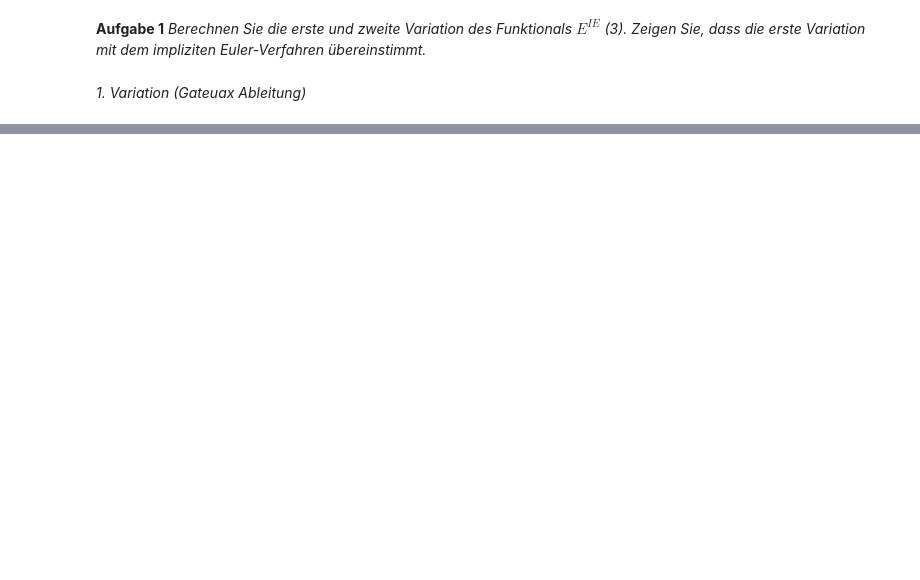
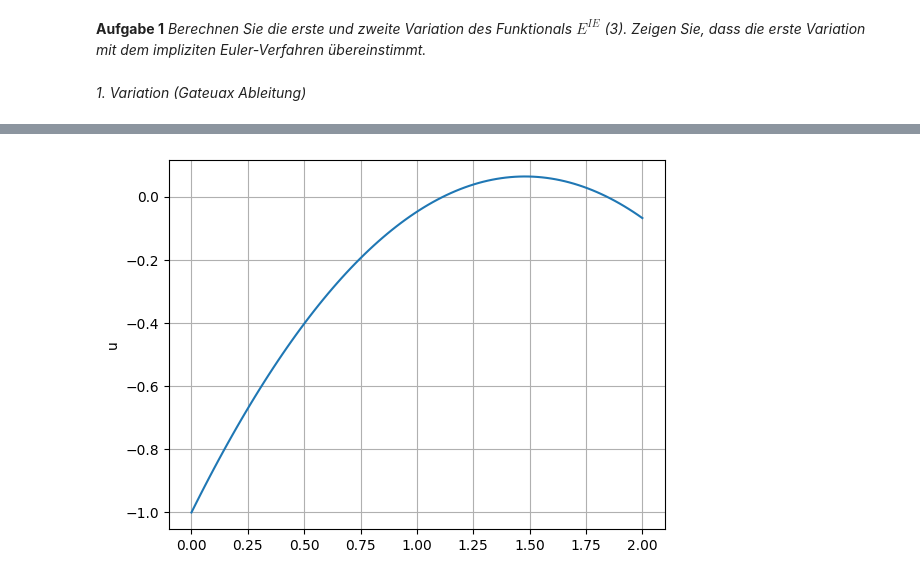
Before and after one commit to cyrilgabriele/HANA_Gruppe2, a Jupyter notebook: Notebooks/Aufgabe1.ipynb, the cells around one changed output, grey strips where cells are left out. Cells and saved outputs as stored; diff of their text form; code cells hidden in the pictures; blank space fills up the shorter version.

```diff
--- a/Notebooks/Aufgabe1.ipynb
+++ b/Notebooks/Aufgabe1.ipynb
@@ -71,0 +87,36 @@ a += Variation((eps/2*grad(u)*grad(u)
+# %%
+a.AssembleLinearization(gfu_n_minus_1.vec)
+
+u0 = CoefficientFunction([-1,0,1])  #TODO: set right Randbedingungen
+gfu_n_minus_1.Set(u0,BND)
+
+res = gfu_n_minus_1.vec.CreateVector()
+du  = gfu_n_minus_1.vec.CreateVector()
+# %%
+# TODO: prove of concept, replace with implicit euler later
+# Newton Verfahren:
+for it in range(100):
+    print("Newton iteration", it)
+
+    # solve linearized problem:
+    # F(u_n)
+    a.Apply (gfu_n_minus_1.vec, res)
+
+    # F'(u_n)
+    a.AssembleLinearization(gfu_n_minus_1.vec)
+    # TODO: Alternativ die selber berechnete variation (a1) verwenden mit:
+    #a1.Assemble()
+
+    du.data = a.mat.Inverse(V.FreeDofs()) * res
+    # TODO: alternativ selber berechnete variation verwenden mit:
+    #du.data = a1.mat.Inverse(V.FreeDofs()) * res
+
+    # update interation
+    # u_n+1 = u_n - du
+    gfu_n_minus_1.vec.data -= du
+
+    #stopping criteria
+    stopcritval = sqrt(abs(InnerProduct(du,res)))
+    print ("<A u",it,", A u",it,">_{-1}A0.S = ", stopcritval)
+    if stopcritval < 1e-13:
+        break
@@ -71,0 +141,11 @@ a += Variation((eps/2*grad(u)*grad(u)
+# %%
+# TODO: check what exactly we are plotting here and why?
+xi = np.linspace(0,l0,100)
+ui = [gfu_n_minus_1(xip) for xip in xi]
+
+plt.plot(xi,ui)
+plt.grid()
+plt.ylabel('u')
+plt.show()
+# %% [output]
+[figure, added]
```
Also changed, not shown: parts of 12 cells of this notebook.
